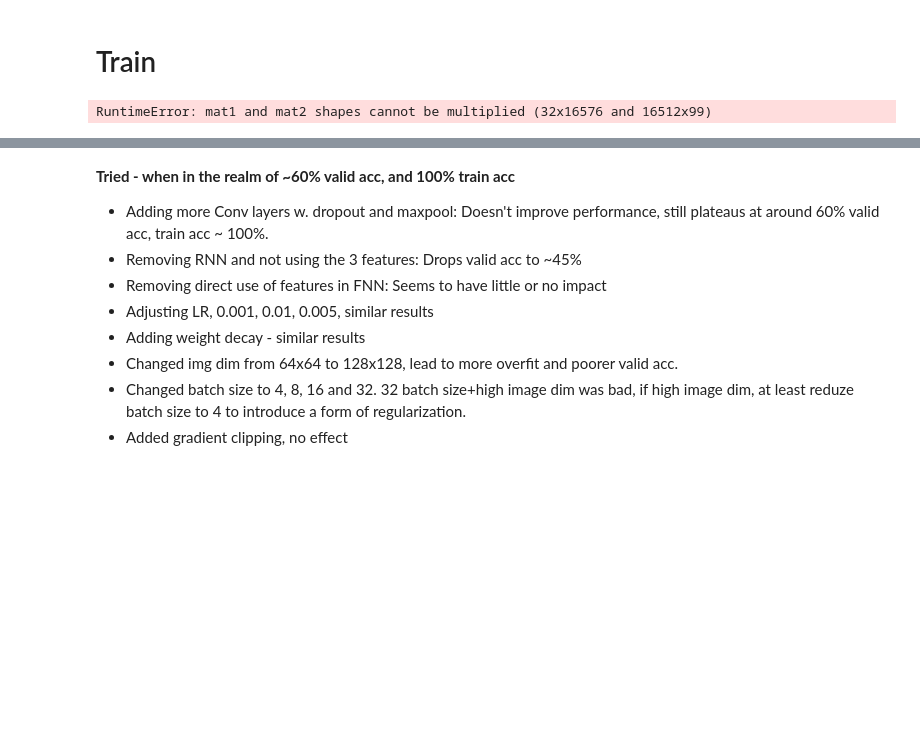
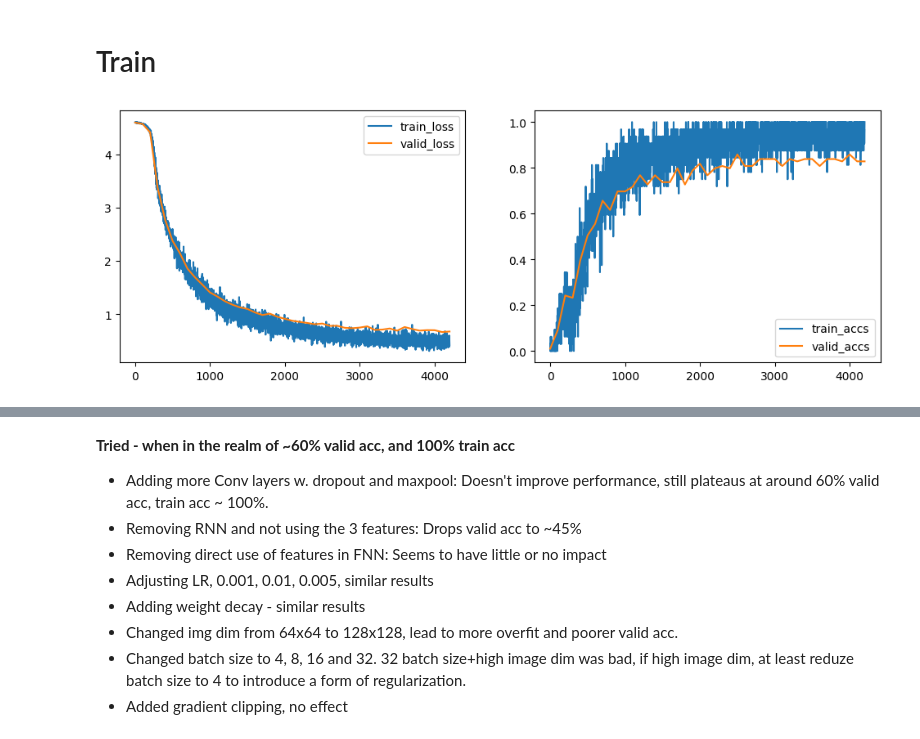
Before and after one commit to jalkestrup/dtu-deep-learning, a Jupyter notebook: 6_Mini_Project/6.1-EXE-Kaggle-Leaf-Challenge.ipynb, the cells around one changed output, grey strips where cells are left out. Drawn from its saved outputs; the diff is of its cells as text; code cells hidden in the pictures; blank space fills up the shorter version.

```diff
--- a/6_Mini_Project/6.1-EXE-Kaggle-Leaf-Challenge.ipynb
+++ b/6_Mini_Project/6.1-EXE-Kaggle-Leaf-Challenge.ipynb
@@ -859,10 +935,14 @@ img_transform = T.Compose([
 # %%
 # Setup settings for training
 VALIDATION_SIZE = 0.1 # 0.1 is ~ 100 samples for validation
-max_iter = 1000
+max_iter = 5000
 log_every = 100
 eval_every = 100
 
+# Early stopping settings
+patience = 10   # Number of validations to wait for improvement
+best_val_loss = float('inf')  # Initialize to very high value
+no_improvement_count = 0      # Counter to keep track of epochs without improvement
 
 ############################ Reset network on every re-run
 # Initialize the network
@@ -876,7 +956,8 @@ learning_rate = 0.001
 optimizer = torch.optim.Adam(net.parameters(), lr=learning_rate, weight_decay=0.001)
 
 # Initialize the loss function
-criterion = nn.CrossEntropyLoss(label_smoothing=0.1)
+#criterion = nn.CrossEntropyLoss(label_smoothing=0.1)
+criterion = nn.CrossEntropyLoss()
 
 # Clear previous training logs
 train_iter = []
@@ -947,6 +1028,19 @@ for i, batch_train in enumerate(batch_gen.gen_train()):
         valid_loss.append(get_numpy(val_losses))
         valid_accs.append(get_numpy(val_accs))
         valid_iter.append(i)
+
+        # Early stopping: Check if the validation loss improved
+        if val_losses < best_val_loss:
+            best_val_loss = val_losses  # Update best validation loss
+            no_improvement_count = 0  # Reset the counter since we have improvement
+        else:
+            no_improvement_count += 1  # Increment the counter if no improvement
+
+        # If the validation loss hasn't improved for 'patience' evaluations, stop the training
+        if no_improvement_count >= patience:
+            #print(f"Early stopping at iteration {i}, Best Validation Loss: {best_val_loss}")
+            break
+
         #print("Valid, it: {} loss: {:.2f} accs: {:.2f}\n".format(i, valid_loss[-1], valid_accs[-1]))
         net.train()
 
@@ -959,32 +1053,32 @@ for i, batch_train in enumerate(batch_gen.gen_train()):
     train_loss.append(float(get_numpy(batch_loss)))
     train_accs.append(float(get_numpy(accuracy(output['out'], labels_argmax))))
 
     optimizer.zero_grad()
     batch_loss.backward()
 
     # Added gradient clip as per recommendation from lecture video
-    torch.nn.utils.clip_grad_norm_(net.parameters(), max_norm=1.0)  # Clipping gradients by norm
+    #torch.nn.utils.clip_grad_norm_(net.parameters(), max_norm=1.0)  # Clipping gradients by norm
 
 
     optimizer.step()
 
     # Log i figure
     if i % log_every == 0:
         fig = plt.figure(figsize=(12,4))
         plt.subplot(1, 2, 1)
         plt.plot(train_iter, train_loss, label='train_loss')
         plt.plot(valid_iter, valid_loss, label='valid_loss')
         plt.legend()
 
         plt.subplot(1, 2, 2)
         plt.plot(train_iter, train_accs, label='train_accs')
         plt.plot(valid_iter, valid_accs, label='valid_accs')
         plt.legend()
         plt.show()
         clear_output(wait=True)
 #         print("Train, it: {} loss: {:.2f} accs: {:.2f}".format(i, train_loss[-1], train_accs[-1]))
 
     if max_iter < i:
         break
 # %% [output]
-RuntimeError: mat1 and mat2 shapes cannot be multiplied (32x16576 and 16512x99)
+[figure, added]
```
Also changed, not shown: parts of 13 cells of this notebook.
